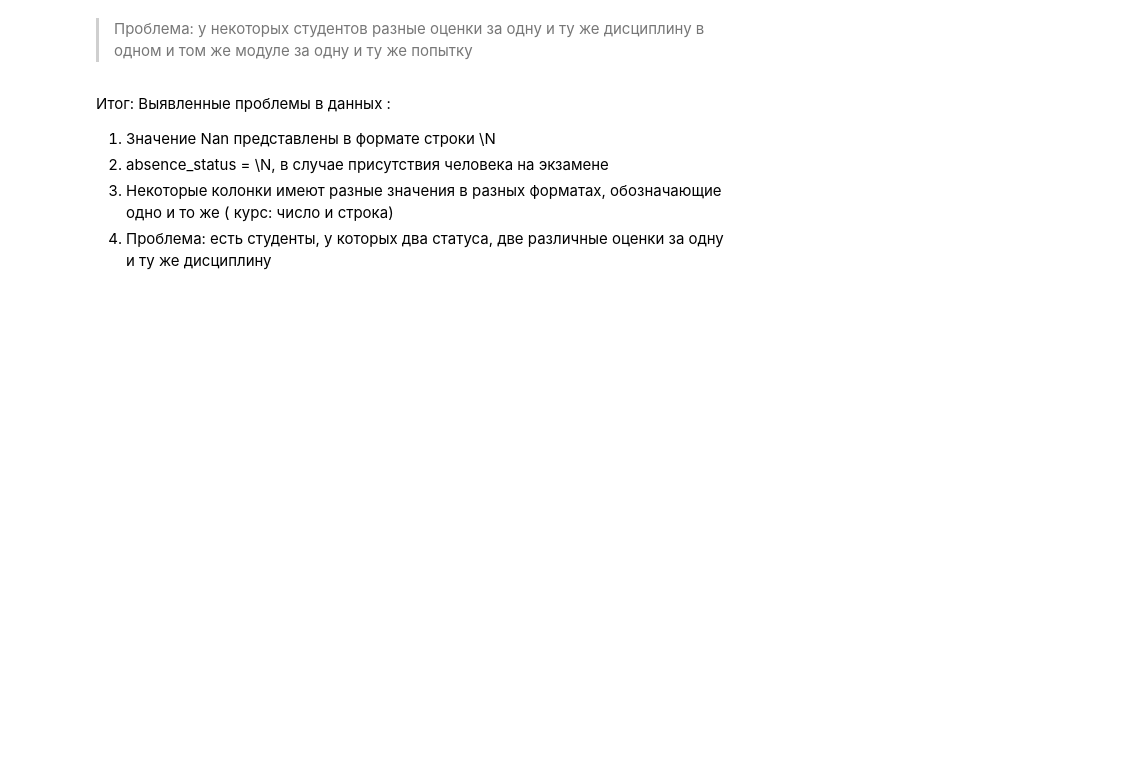
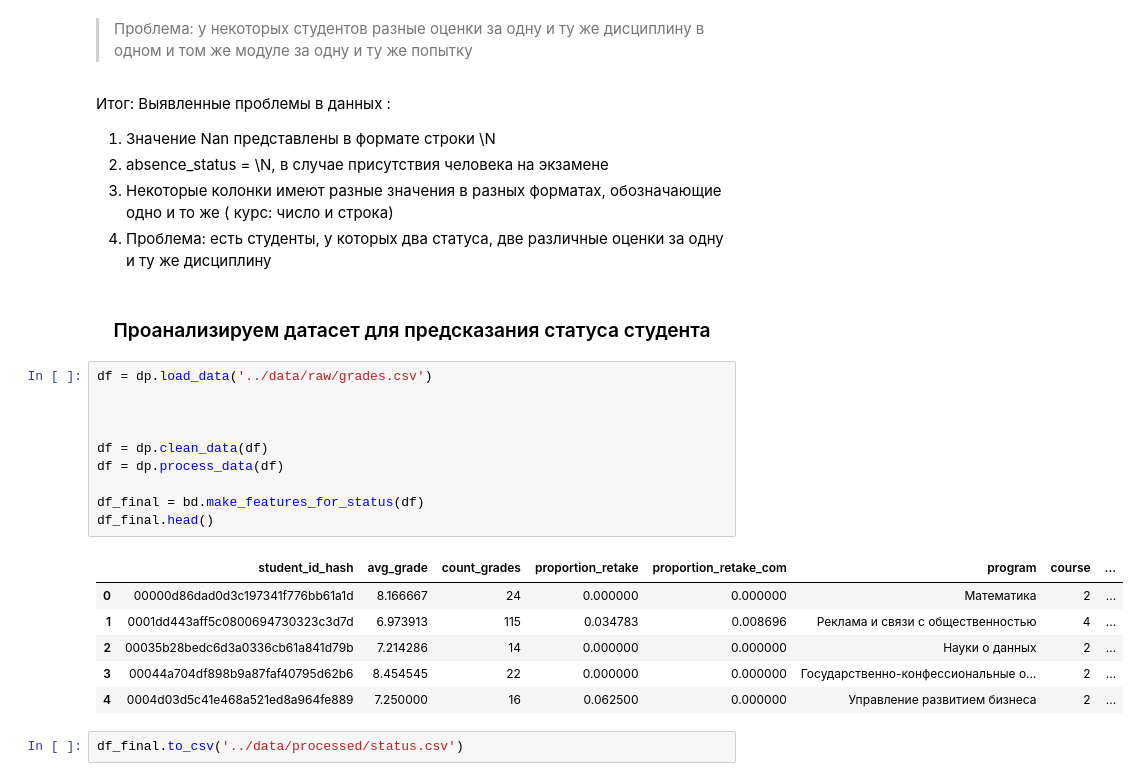
Before and after one commit to arinapa/ml_project_2026, a Jupyter notebook: notebooks/data_analysis.ipynb, the cells around one changed output. Cells and saved outputs as stored; diff of their text form; blank space fills up the shorter version.

```diff
--- a/notebooks/data_analysis.ipynb
+++ b/notebooks/data_analysis.ipynb
@@ -187,3 +191,24 @@ len(result_ids)
 2) absence_status = \N, в случае присутствия человека на экзамене
 3) Некоторые колонки имеют разные значения в разных форматах, обозначающие одно и то же ( курс: число и строка)
 4) Проблема: есть студенты, у которых два статуса, две различные оценки за одну и ту же дисциплину
+# %% [markdown]
+### <center> Проанализируем датасет для предсказания статуса студента
+# %%
+df = dp.load_data('../data/raw/grades.csv')
+
+
+
+df = dp.clean_data(df)
+df = dp.process_data(df)
+
+df_final = bd.make_features_for_status(df)
+df_final.head()
+# %% [output]
+|  | student_id_hash | avg_grade | count_grades | proportion_retake | proportion_retake_com | program | course | ... |
+| 0 | 00000d86dad0d3c197341f776bb61a1d | 8.166667 | 24 | 0.000000 | 0.000000 | Математика | 2 | ... |
+| 1 | 0001dd443aff5c0800694730323c3d7d | 6.973913 | 115 | 0.034783 | 0.008696 | Реклама и связи с общественностью | 4 | ... |
+| 2 | 00035b28bedc6d3a0336cb61a841d79b | 7.214286 | 14 | 0.000000 | 0.000000 | Науки о данных | 2 | ... |
+| 3 | 00044a704df898b9a87faf40795d62b6 | 8.454545 | 22 | 0.000000 | 0.000000 | Государственно-конфессиональные о... | 2 | ... |
+| 4 | 0004d03d5c41e468a521ed8a964fe889 | 7.250000 | 16 | 0.062500 | 0.000000 | Управление развитием бизнеса | 2 | ... |
+# %%
+df_final.to_csv('../data/processed/status.csv')
```
Also changed, not shown: parts of 3 cells of this notebook, 1 other file.
